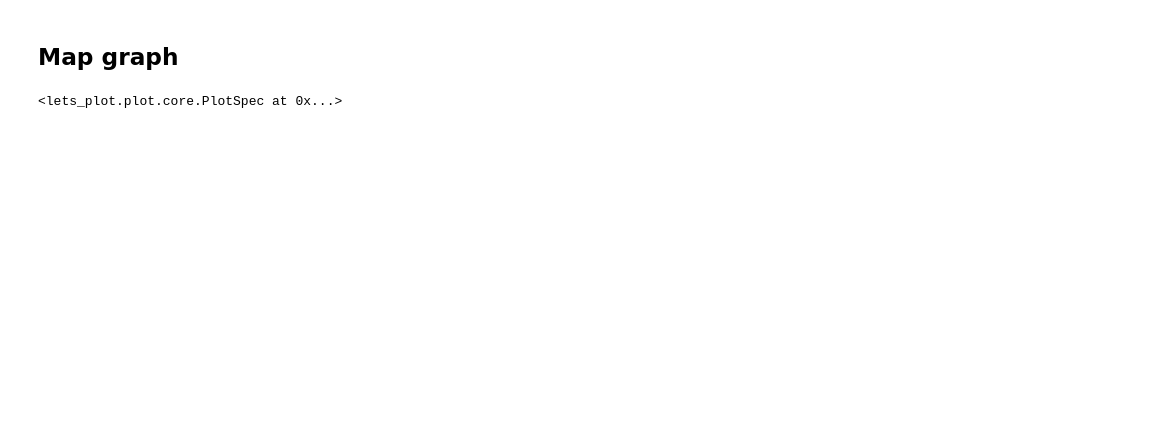
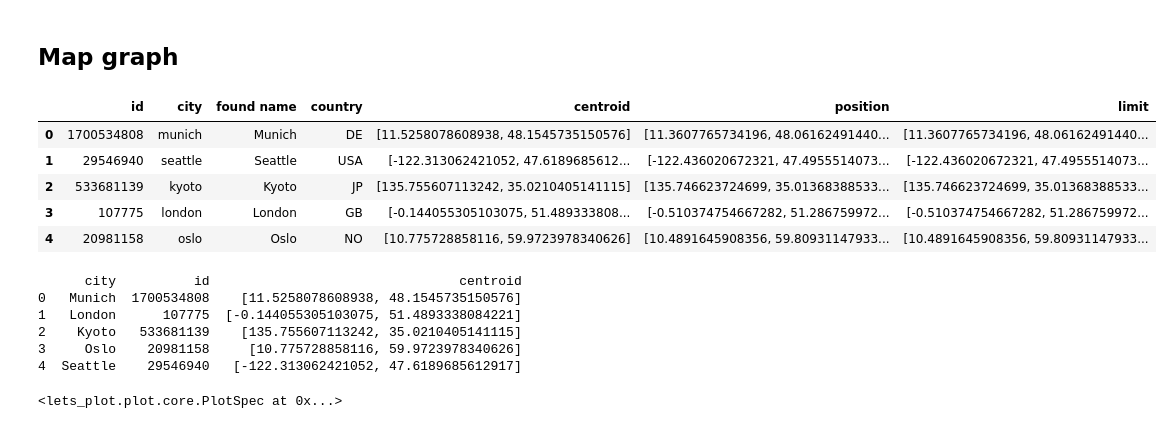
Before and after one commit to deyavuz/ds105a-weather-research, a Jupyter notebook: code/NB01-City-Selection.ipynb, the cells around one changed output. Cells and saved outputs as stored; diff of their text form; code cells hidden in the pictures; blank space fills up the shorter version.

```diff
--- a/code/NB01-City-Selection.ipynb
+++ b/code/NB01-City-Selection.ipynb
@@ -116,3 +118,47 @@ final_df.to_csv('../data/historical_city_rain_data.csv', index=False)
 # %% [markdown]
 ## Map graph
+# %%
+geocode_cities(['munich', 'seattle', 'kyoto', 'london', 'oslo'])\
+    .countries(['DE', 'USA', 'JP', 'GB', 'NO'])\
+    .get_geocodes()
+# %% [output]
+|  | id | city | found name | country | centroid | position | limit |
+| 0 | 1700534808 | munich | Munich | DE | [11.5258078608938, 48.1545735150576] | [11.3607765734196, 48.06162491440... | [11.3607765734196, 48.06162491440... |
+| 1 | 29546940 | seattle | Seattle | USA | [-122.313062421052, 47.6189685612... | [-122.436020672321, 47.4955514073... | [-122.436020672321, 47.4955514073... |
+| 2 | 533681139 | kyoto | Kyoto | JP | [135.755607113242, 35.0210405141115] | [135.746623724699, 35.01368388533... | [135.746623724699, 35.01368388533... |
+| 3 | 107775 | london | London | GB | [-0.144055305103075, 51.489333808... | [-0.510374754667282, 51.286759972... | [-0.510374754667282, 51.286759972... |
+| 4 | 20981158 | oslo | Oslo | NO | [10.775728858116, 59.9723978340626] | [10.4891645908356, 59.80931147933... | [10.4891645908356, 59.80931147933... |
+# %%
+countries_data = gpd.read_file('/files/ds105a-2024-w06-summative-deyavuz/data/world_cities.csv')
+
+## Creating this list based on mean_raininess_per_city dataframe, which is created and saved in NB02, t
+cities = ['Munich', 'London', 'Kyoto', 'Oslo', 'Seattle']
+id_column = ['1700534808','107775','533681139','20981158','29546940']
+centroid = [[11.5258078608938, 48.1545735150576], [-0.144055305103075, 51.4893338084221], [135.755607113242, 35.0210405141115], [10.775728858116, 59.9723978340626], [-122.313062421052, 47.6189685612917]]
+
+simple_data = {
+    'city': cities,
+    'id': id_column,
+    'centroid': centroid
+}
+
+simple_city_df = pd.DataFrame(simple_data)
+
+simple_city_df["id"] = simple_city_df["id"].astype(str)
+
+print(simple_city_df)
+
+simple_city_df.to_csv('../data/simple_city_df.csv', index=False)
+
+simple_city_df["id"] = simple_city_df["id"].astype(str)
+
+selected_countries = ['US', 'GB', 'JP', 'NO', 'DE']
+countries_data_filtered = countries_data[countries_data['country'].isin(selected_countries)]
+# %% [output]
+      city          id                                centroid
+0   Munich  1700534808    [11.5258078608938, 48.1545735150576]
+1   London      107775  [-0.144055305103075, 51.4893338084221]
+2    Kyoto   533681139    [135.755607113242, 35.0210405141115]
+3     Oslo    20981158     [10.775728858116, 59.9723978340626]
+4  Seattle    29546940   [-122.313062421052, 47.6189685612917]
 # %%
```
Also changed, not shown: parts of 8 cells of this notebook.
